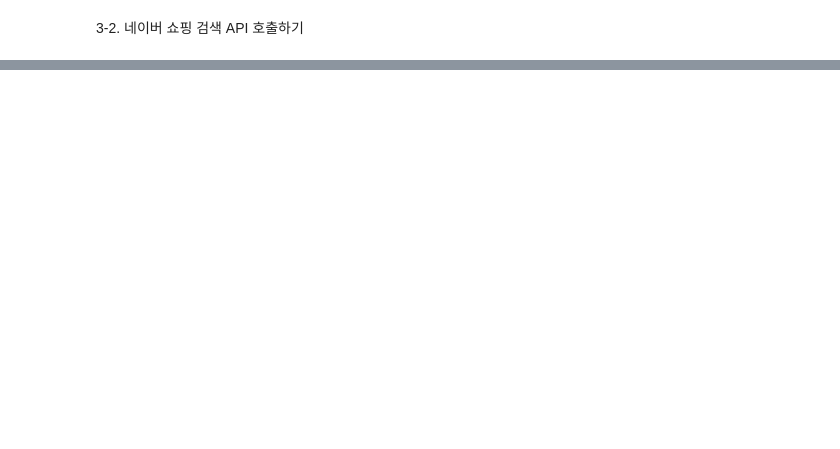
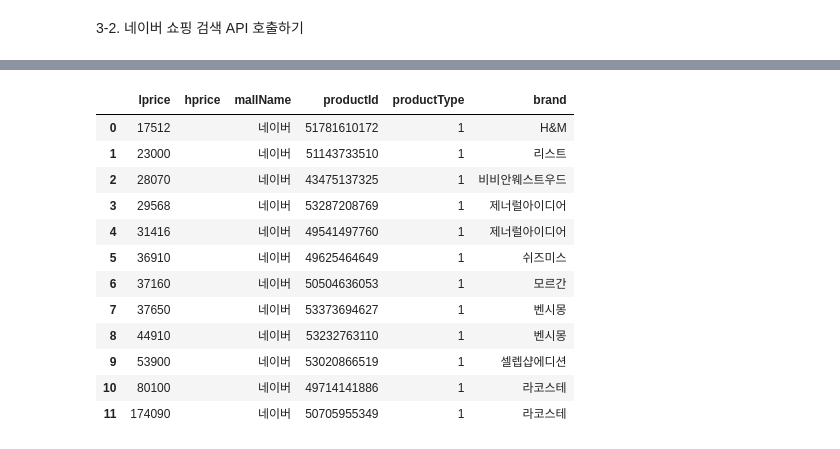
Before and after one commit to Echae0/python_practice, a Jupyter notebook: 03_search.ipynb, the cells around one changed output, grey strips where cells are left out. Drawn from its saved outputs; the diff is of its cells as text; code cells hidden in the pictures; blank space fills up the shorter version.

```diff
--- a/03_search.ipynb
+++ b/03_search.ipynb
@@ -141,0 +220,4 @@ book_df.loc[book_df['publisher'] == '인피니티북스', book_df.columns.drop([
+# %%
+shop_df = pd.read_json('data/shops.json')
+print(type(shop_df))
+shop_df.head()
@@ -141,0 +252,16 @@ book_df.loc[book_df['publisher'] == '인피니티북스', book_df.columns.drop([
+# %%
+shop_df.loc[shop_df['mallName'] == '네이버', 'lprice':'brand'].sort_values(by='lprice', ascending= True).reset_index(drop=True)
+# %% [output]
+|  | lprice | hprice | mallName | productId | productType | brand |
+| 0 | 17512 |  | 네이버 | 51781610172 | 1 | H&M |
+| 1 | 23000 |  | 네이버 | 51143733510 | 1 | 리스트 |
+| 2 | 28070 |  | 네이버 | 43475137325 | 1 | 비비안웨스트우드 |
+| 3 | 29568 |  | 네이버 | 53287208769 | 1 | 제너럴아이디어 |
+| 4 | 31416 |  | 네이버 | 49541497760 | 1 | 제너럴아이디어 |
+| 5 | 36910 |  | 네이버 | 49625464649 | 1 | 쉬즈미스 |
+| 6 | 37160 |  | 네이버 | 50504636053 | 1 | 모르간 |
+| 7 | 37650 |  | 네이버 | 53373694627 | 1 | 벤시몽 |
+| 8 | 44910 |  | 네이버 | 53232763110 | 1 | 벤시몽 |
+| 9 | 53900 |  | 네이버 | 53020866519 | 1 | 셀렙샵에디션 |
+| 10 | 80100 |  | 네이버 | 49714141886 | 1 | 라코스테 |
+| 11 | 174090 |  | 네이버 | 50705955349 | 1 | 라코스테 |
```
Also changed, not shown: parts of 6 cells of this notebook, 4 other files.
